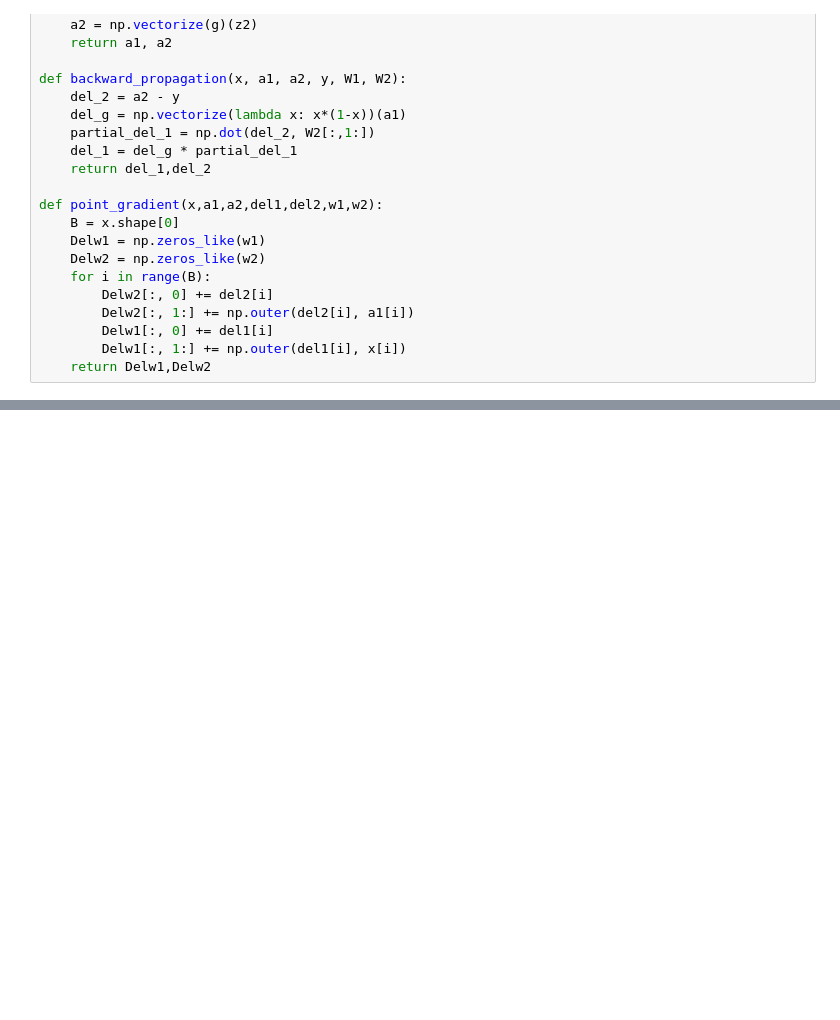
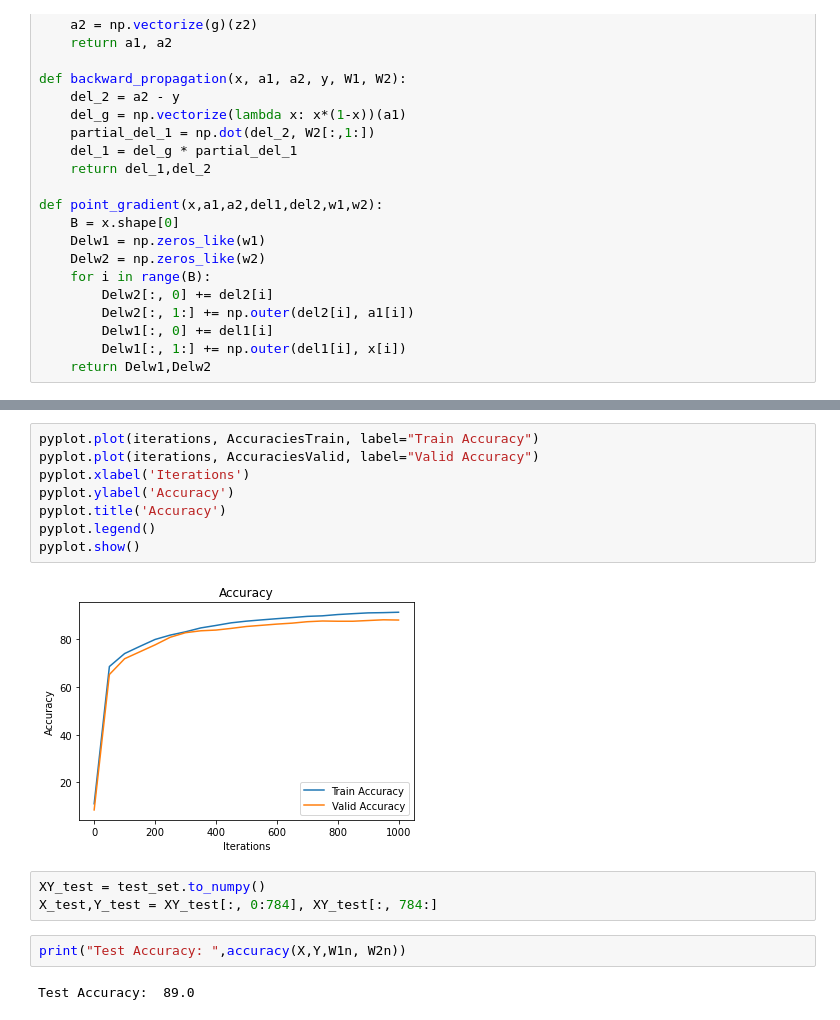
Before and after one commit to abcrohit/MNIST_NEURAL_NETWORKS, a Jupyter notebook: MNIST NN.ipynb, the cells around one changed output, grey strips where cells are left out. Drawn from its saved outputs; the diff is of its cells as text; blank space fills up the shorter version.

```diff
--- a/MNIST NN.ipynb
+++ b/MNIST NN.ipynb
@@ -291,0 +381,17 @@ Cross Entropy: -1.034873029075755
+# %%
+pyplot.plot(iterations, AccuraciesTrain, label="Train Accuracy")
+pyplot.plot(iterations, AccuraciesValid, label="Valid Accuracy")
+pyplot.xlabel('Iterations')
+pyplot.ylabel('Accuracy')
+pyplot.title('Accuracy')
+pyplot.legend()
+pyplot.show()
+# %% [output]
+[figure, added]
+# %%
+XY_test = test_set.to_numpy()
+X_test,Y_test = XY_test[:, 0:784], XY_test[:, 784:]
+# %%
+print("Test Accuracy: ",accuracy(X,Y,W1n, W2n))
+# %% [output]
+Test Accuracy:  89.0
```
Also changed, not shown: parts of 22 cells of this notebook.
